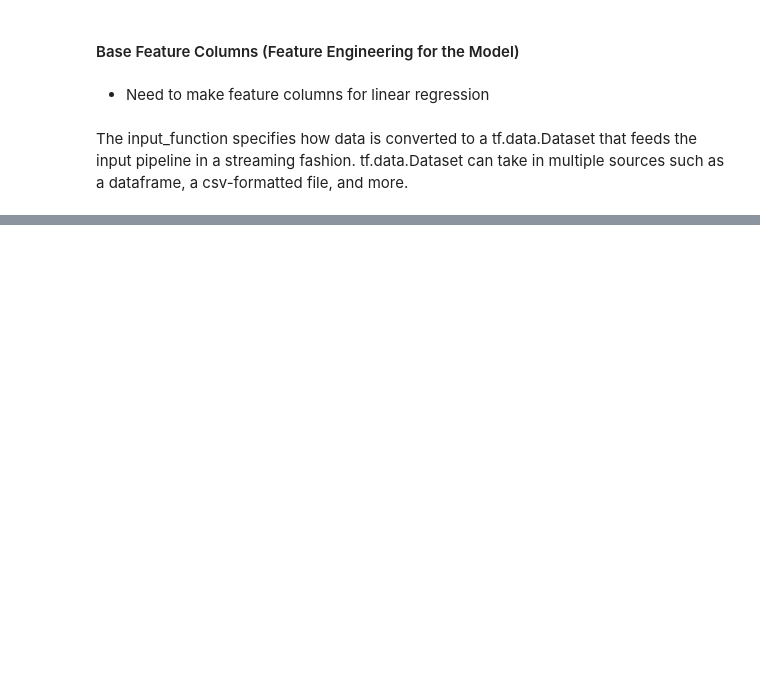
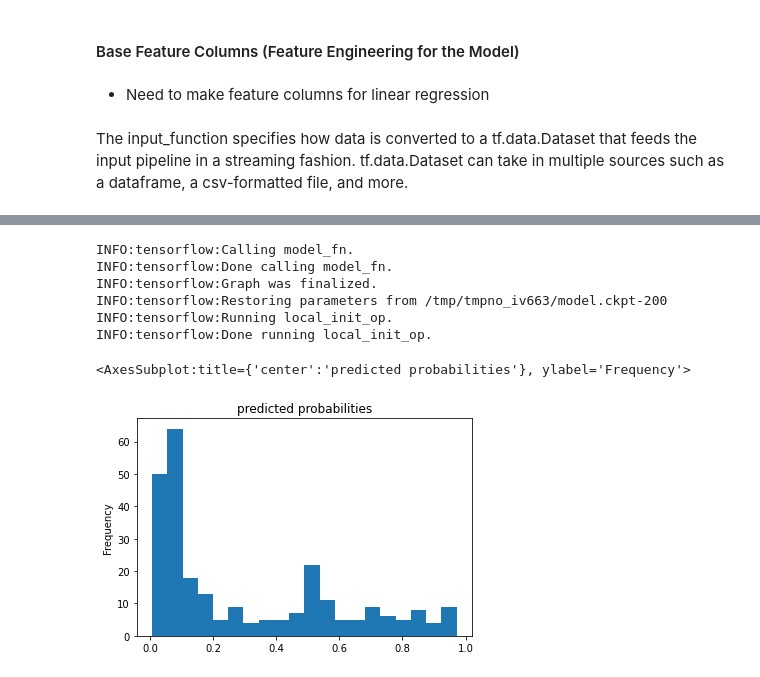
Before and after one commit to Rhuck1/FCC, a Jupyter notebook: TensorFlow/Core_Learning_Algorithms.ipynb, the cells around one changed output, grey strips where cells are left out. Cells and saved outputs as stored; diff of their text form; code cells hidden in the pictures; blank space fills up the shorter version.

```diff
--- a/TensorFlow/Core_Learning_Algorithms.ipynb
+++ b/TensorFlow/Core_Learning_Algorithms.ipynb
@@ -108,0 +157,9 @@ eval_input_fn = make_input_fn(dfeval, y_eval, num_epochs=1, shuffle=False)
+# %%
+# After adding all the base features to the model, let's train the model.
+# Training a model is just a single command using the tf.estimator API:
+linear_est = tf.estimator.LinearClassifier(feature_columns=feature_columns)
+linear_est.train(train_input_fn) # training model
+result = linear_est.evaluate(eval_input_fn) # model metrics by testing on testing data
+
+clear_output() # clears console output
+print(result)
@@ -108,0 +204,14 @@ eval_input_fn = make_input_fn(dfeval, y_eval, num_epochs=1, shuffle=False)
+# %%
+pred_dicts = list(linear_est.predict(eval_input_fn))
+probs = pd.Series([pred['probabilities'][1] for pred in pred_dicts])
+
+probs.plot(kind='hist', bins=20, title='predicted probabilities')
+# %% [output]
+INFO:tensorflow:Calling model_fn.
+INFO:tensorflow:Done calling model_fn.
+INFO:tensorflow:Graph was finalized.
+INFO:tensorflow:Restoring parameters from /tmp/tmpno_iv663/model.ckpt-200
+INFO:tensorflow:Running local_init_op.
+INFO:tensorflow:Done running local_init_op.
+<AxesSubplot:title={'center':'predicted probabilities'}, ylabel='Frequency'>
+[figure, added]
```
Also changed, not shown: parts of 8 cells of this notebook.
